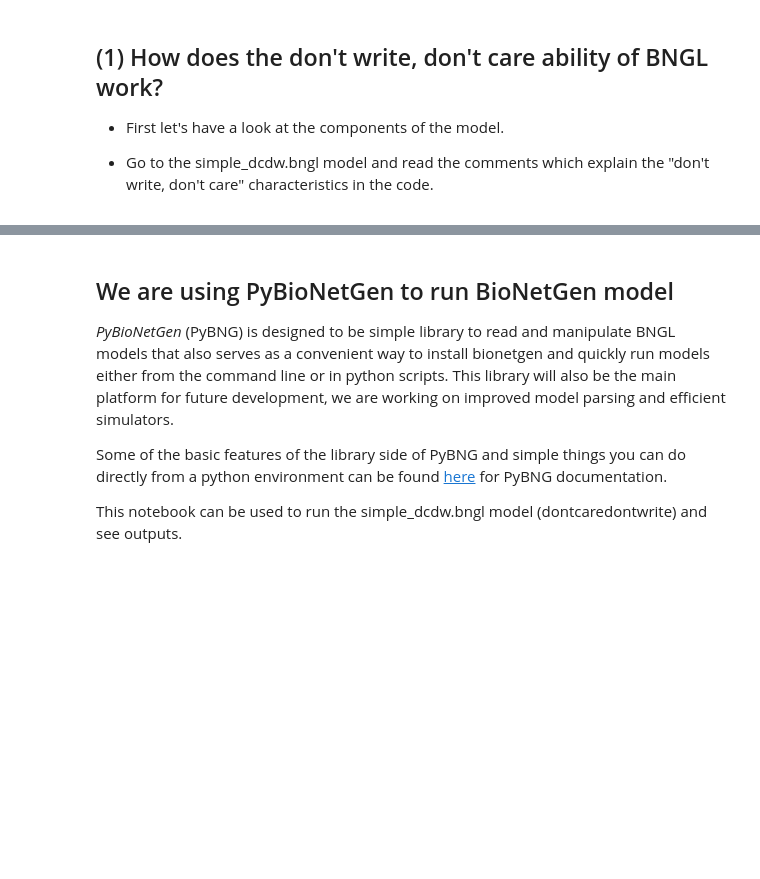
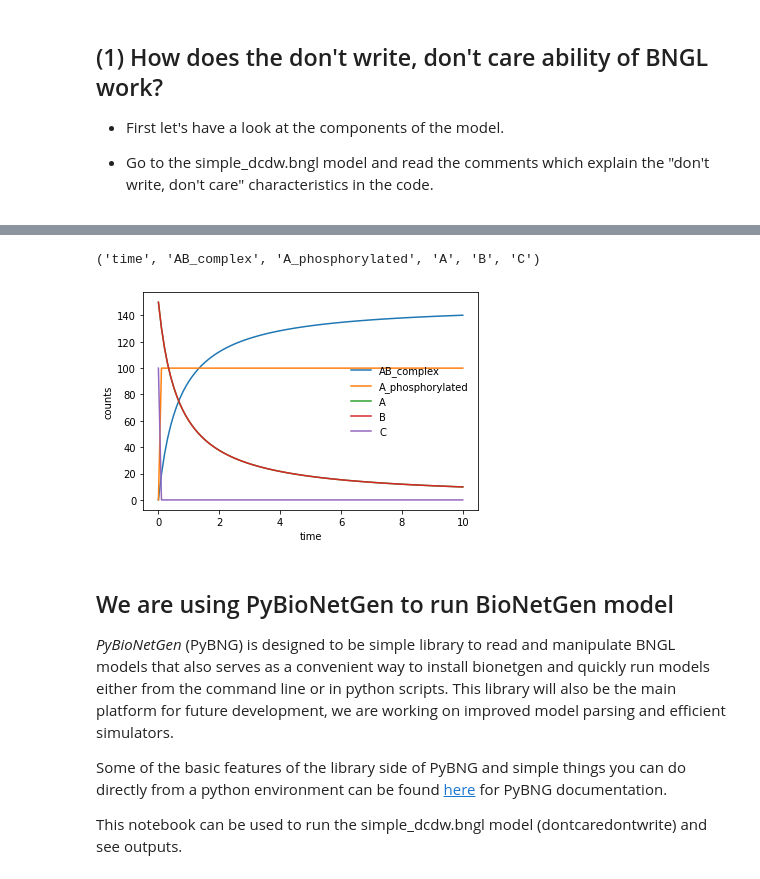
Before and after one commit to Susana465/Dontcaredontwrite_bngl_example, a Jupyter notebook: PyBNG.ipynb, the cells around one changed output, grey strips where cells are left out. Cells and saved outputs as stored; diff of their text form; code cells hidden in the pictures; blank space fills up the shorter version.

```diff
--- a/PyBNG.ipynb
+++ b/PyBNG.ipynb
@@ -48,3 +53,27 @@ _ = plt.legend(frameon=False)
+# %%
+# change file name here (if running your own code):
+file_to_run = "ode_simple_dcdw.bngl"
+
+
+# don't change anything after this
+
+# this command runs the model in a temporary folder which is removed after execution is done
+r = pybng.run(file_to_run, suppress=True)[0]
+
+print(r.dtype.names) # this will print the names of the observables
+# now we can loop over each observable name and plot them
+for name in r.dtype.names:
+    # we don't want to plot time
+    if name != "time":
+        # plot the observable values over time
+        plt.plot(r['time'], r[name], label=name)
+# label everything
+plt.xlabel("time")
+plt.ylabel("counts")
+_ = plt.legend(frameon=False)
+# %% [output]
+('time', 'AB_complex', 'A_phosphorylated', 'A', 'B', 'C')
+[figure, added]
 # %% [markdown]
 ## We are using PyBioNetGen to run BioNetGen model
 
```
Also changed, not shown: parts of 3 cells of this notebook, 2 other files.
